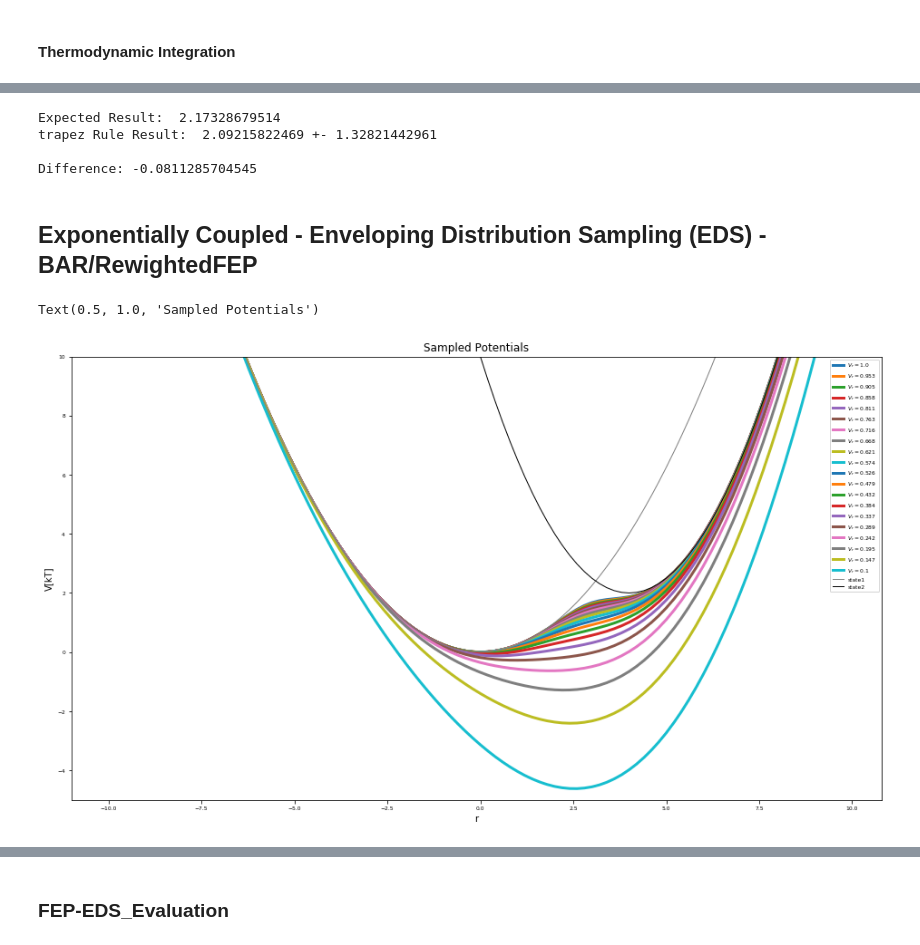
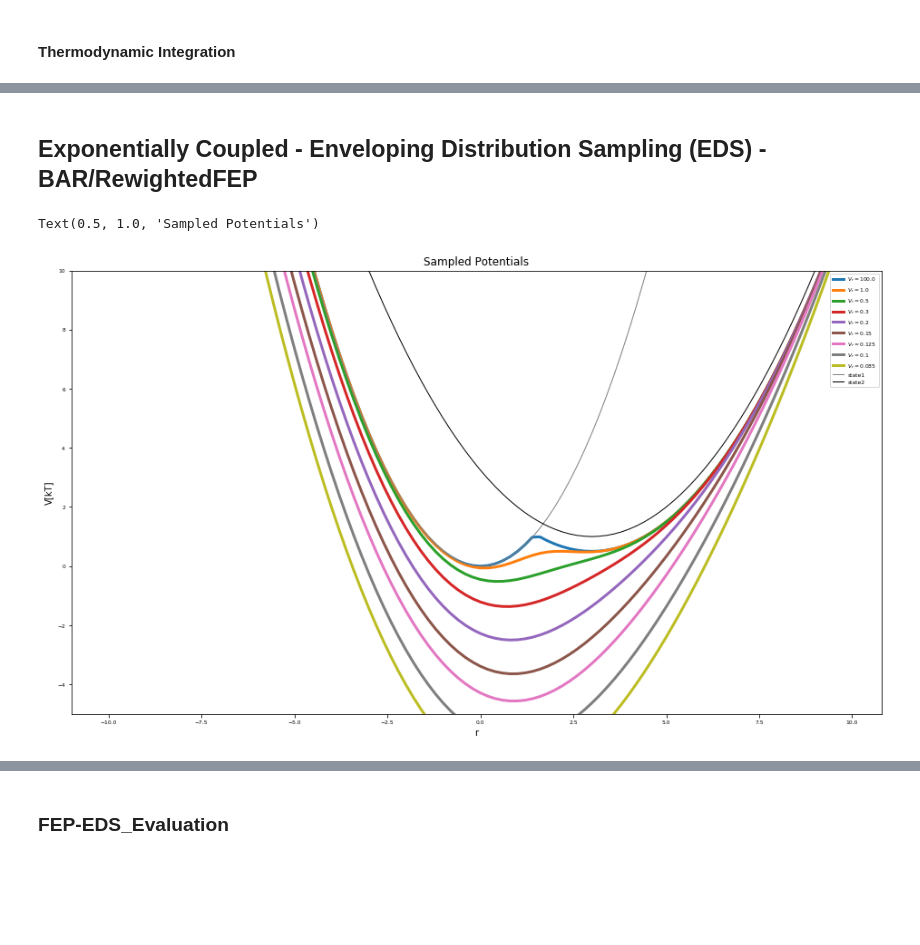
Before and after one commit to rinikerlab/Ensembler, a Jupyter notebook: examples/FreeEnergyCalculationSimulation.ipynb, the cells around one changed output, grey strips where cells are left out. Drawn from its saved outputs; the diff is of its cells as text; code cells hidden in the pictures; blank space fills up the shorter version.

```diff
--- a/examples/FreeEnergyCalculationSimulation.ipynb
+++ b/examples/FreeEnergyCalculationSimulation.ipynb
@@ -501,47 +501,32 @@ Difference: -0.0597645858264
-# %%
-# or kepschler Weinfass method @gerhard
-dF_simpson = integrate.simps(x=lam, y=means)
-dF_err = integrate.simps(x=lam, y=stds)
-
-print()
-print("Expected Result: ", dG_expected)
-print("trapez Rule Result: ", dF_simpson, "+-", dF_err)
-print()
-print("Difference:", dF_simpson - dG_expected)
-# %% [output]
-Expected Result:  2.17328679514
-trapez Rule Result:  2.09215822469 +- 1.32821442961
-
-Difference: -0.0811285704545
 # %% [markdown]
 ## Exponentially Coupled - Enveloping Distribution Sampling (EDS) - BAR/RewightedFEP
 # %%
 #Build Potential
-s=1
-Eoff = [0,0]
-V_eds = pot.envelopedPotential(V_is=[h1,h2] , s=s)
-s_values = np.linspace(1,0.1, 20)
+s=100
+Eoff = [0,0.5]
+V_eds = pot.envelopedPotential(V_is=[h1,h2] , s=s, Eoff_i=Eoff)
+s_values = np.array([100, 1, 0.5, 0.3, 0.2, 0.15, 0.125, 0.1, 0.085])
 
 #Visualize
 positions = np.arange(-10,10, 0.2)
 fig = plt.figure(figsize=[16,9])
 
 for s in s_values:
     V_eds.s=s
     plt.plot(positions,V_eds.ene(positions), lw=3, label="$V_r="+str(round(s,3))+"$")
 
 plt.plot(positions,h1.ene(positions), label="state1", lw=1, color="grey")
 plt.plot(positions,h2.ene(positions), label="state2", lw=1, color="black")
 
 
 plt.legend()
 plt.ylim([-5,10])
 #plt.xlim([-2,8])
 
 plt.ylabel("V[kT]")
 plt.xlabel("r")
 plt.title("Sampled Potentials")
 # %% [output]
 Text(0.5, 1.0, 'Sampled Potentials')
-[figure, old version]
+[figure, new version]
 # %%
```
Also changed, not shown: parts of 46 cells of this notebook.
